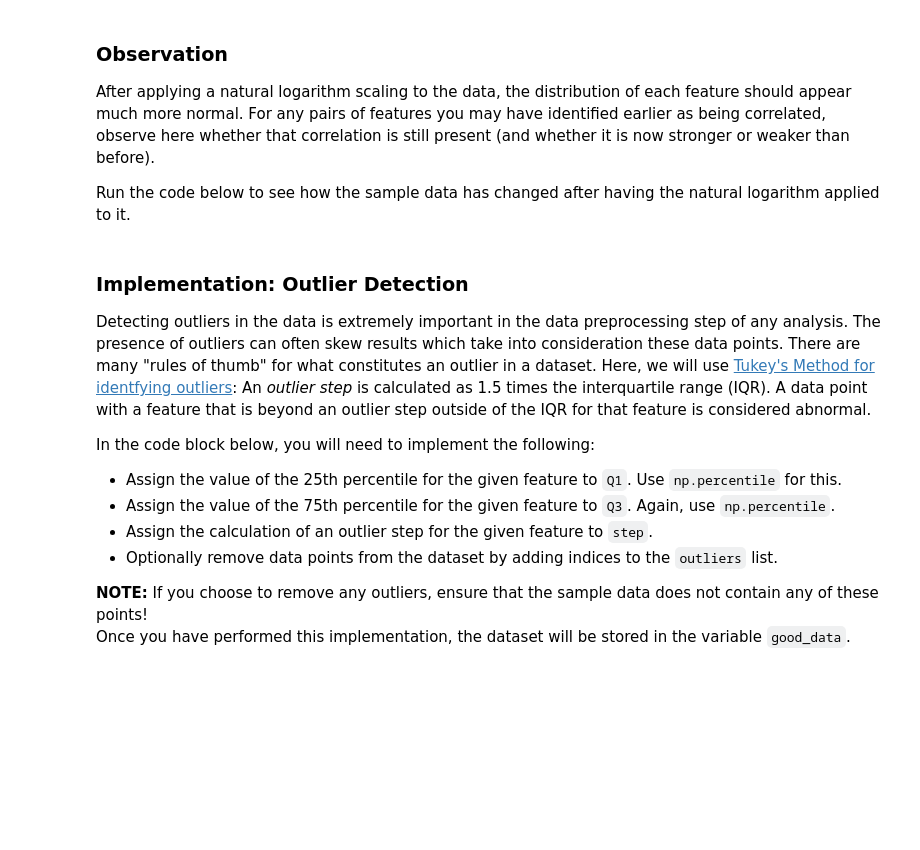
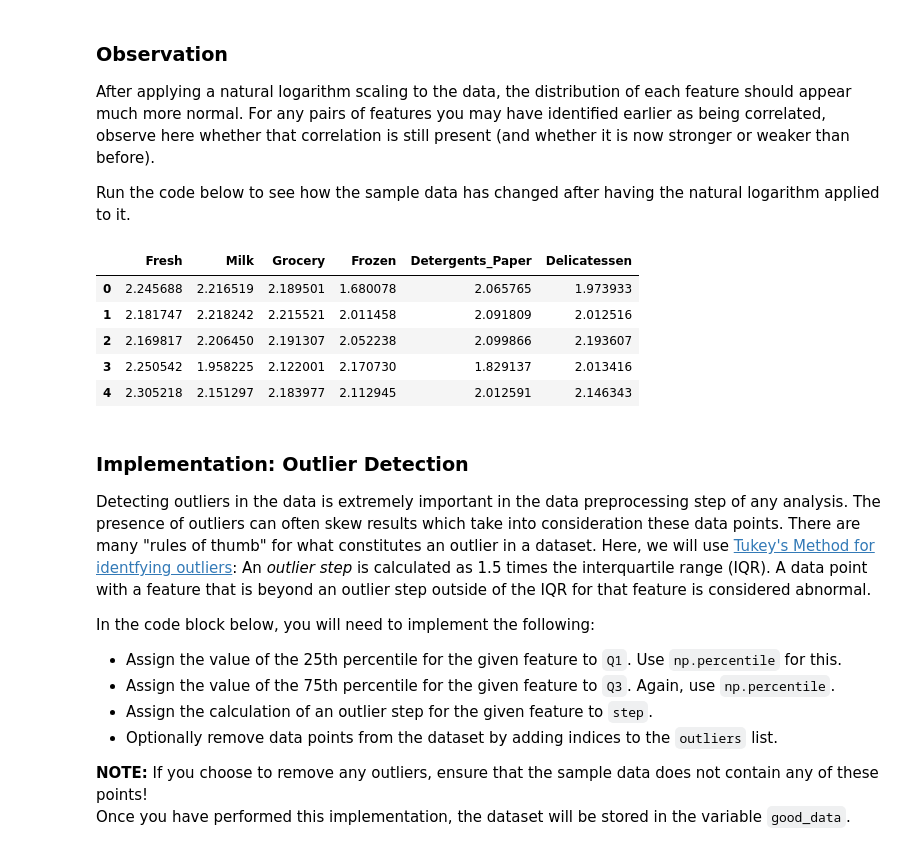
Before and after one commit to oliveira-andre/machine-learning, a Jupyter notebook: projects/customer_segments/customer_segments.ipynb, the cells around one changed output. Cells and saved outputs as stored; diff of their text form; code cells hidden in the pictures; blank space fills up the shorter version.

```diff
--- a/projects/customer_segments/customer_segments.ipynb
+++ b/projects/customer_segments/customer_segments.ipynb
@@ -180,7 +195,14 @@ After applying a natural logarithm scaling to the data, the distribution of each
 Run the code below to see how the sample data has changed after having the natural logarithm applied to it.
 # %%
 # Display the log-transformed sample data
-display(log_samples)
+display(log_samples.head(5))
+# %% [output]
+|  | Fresh | Milk | Grocery | Frozen | Detergents_Paper | Delicatessen |
+| 0 | 2.245688 | 2.216519 | 2.189501 | 1.680078 | 2.065765 | 1.973933 |
+| 1 | 2.181747 | 2.218242 | 2.215521 | 2.011458 | 2.091809 | 2.012516 |
+| 2 | 2.169817 | 2.206450 | 2.191307 | 2.052238 | 2.099866 | 2.193607 |
+| 3 | 2.250542 | 1.958225 | 2.122001 | 2.170730 | 1.829137 | 2.013416 |
+| 4 | 2.305218 | 2.151297 | 2.183977 | 2.112945 | 2.012591 | 2.146343 |
 # %% [markdown]
 ### Implementation: Outlier Detection
 Detecting outliers in the data is extremely important in the data preprocessing step of any analysis. The presence of outliers can often skew results which take into consideration these data points. There are many "rules of thumb" for what constitutes an outlier in a dataset. Here, we will use [Tukey's Method for identfying outliers](http://datapigtechnologies.com/blog/index.php/highlighting-outliers-in-your-data-with-the-tukey-method/): An *outlier step* is calculated as 1.5 times the interquartile range (IQR). A data point with a feature that is beyond an outlier step outside of the IQR for that feature is considered abnormal.
```
Also changed, not shown: parts of 5 cells of this notebook.
